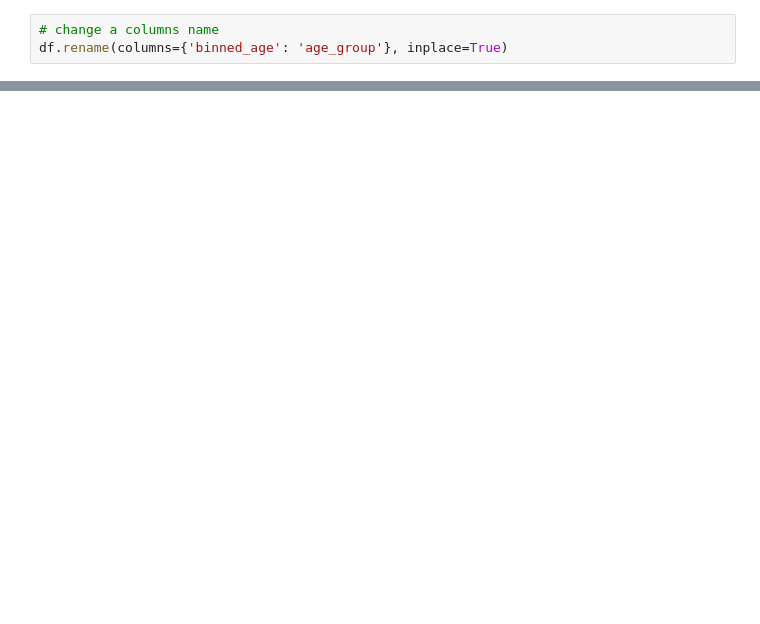
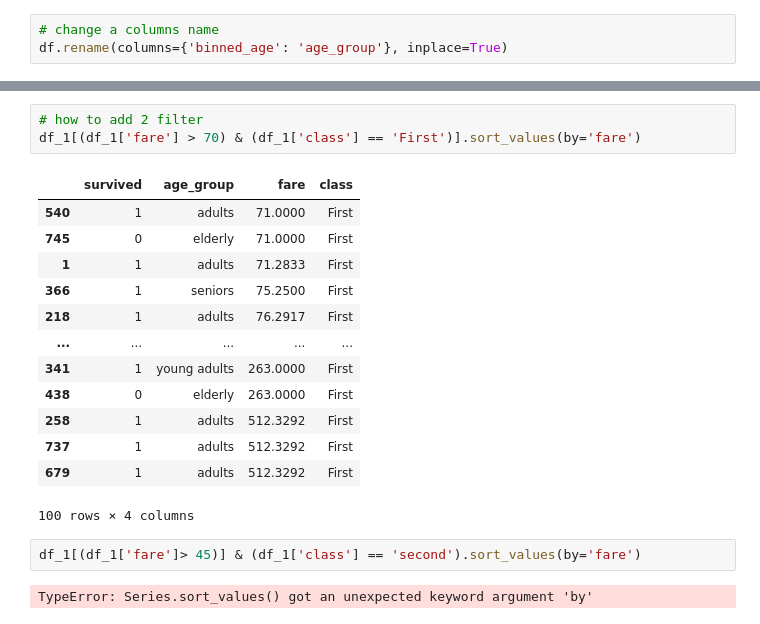
Before and after one commit to shahahmad-dev/exploratory-data-analysis, a Jupyter notebook: 01_pandas.ipynb, the cells around one changed output, grey strips where cells are left out. Saved outputs shown, nothing was run; the diff lists cells and outputs as text; blank space fills up the shorter version.

```diff
--- a/01_pandas.ipynb
+++ b/01_pandas.ipynb
@@ -143,0 +528,21 @@ df.
+# %%
+# how to add 2 filter
+df_1[(df_1['fare'] > 70) & (df_1['class'] == 'First')].sort_values(by='fare')
+# %% [output]
+|  | survived | age_group | fare | class |
+| 540 | 1 | adults | 71.0000 | First |
+| 745 | 0 | elderly | 71.0000 | First |
+| 1 | 1 | adults | 71.2833 | First |
+| 366 | 1 | seniors | 75.2500 | First |
+| 218 | 1 | adults | 76.2917 | First |
+| ... | ... | ... | ... | ... |
+| 341 | 1 | young adults | 263.0000 | First |
+| 438 | 0 | elderly | 263.0000 | First |
+| 258 | 1 | adults | 512.3292 | First |
+| 737 | 1 | adults | 512.3292 | First |
+| 679 | 1 | adults | 512.3292 | First |
+100 rows × 4 columns
+# %%
+df_1[(df_1['fare']> 45)] & (df_1['class'] == 'second').sort_values(by='fare')
+# %% [output]
+TypeError: Series.sort_values() got an unexpected keyword argument 'by'
```
Also changed, not shown: parts of 51 cells of this notebook.
